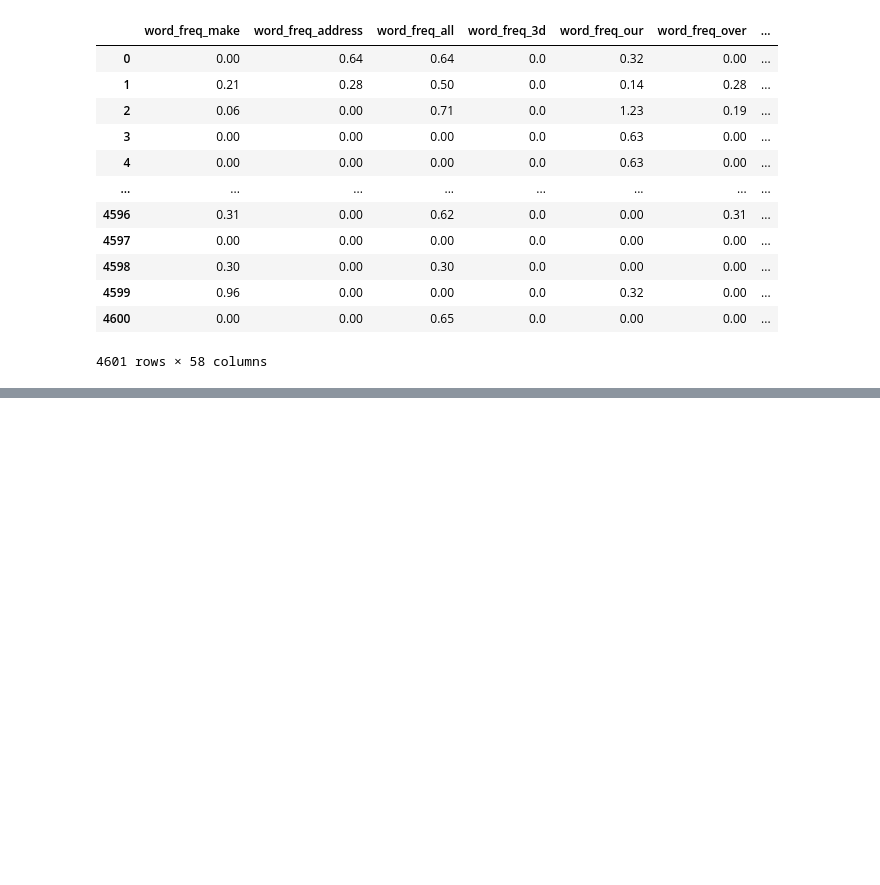
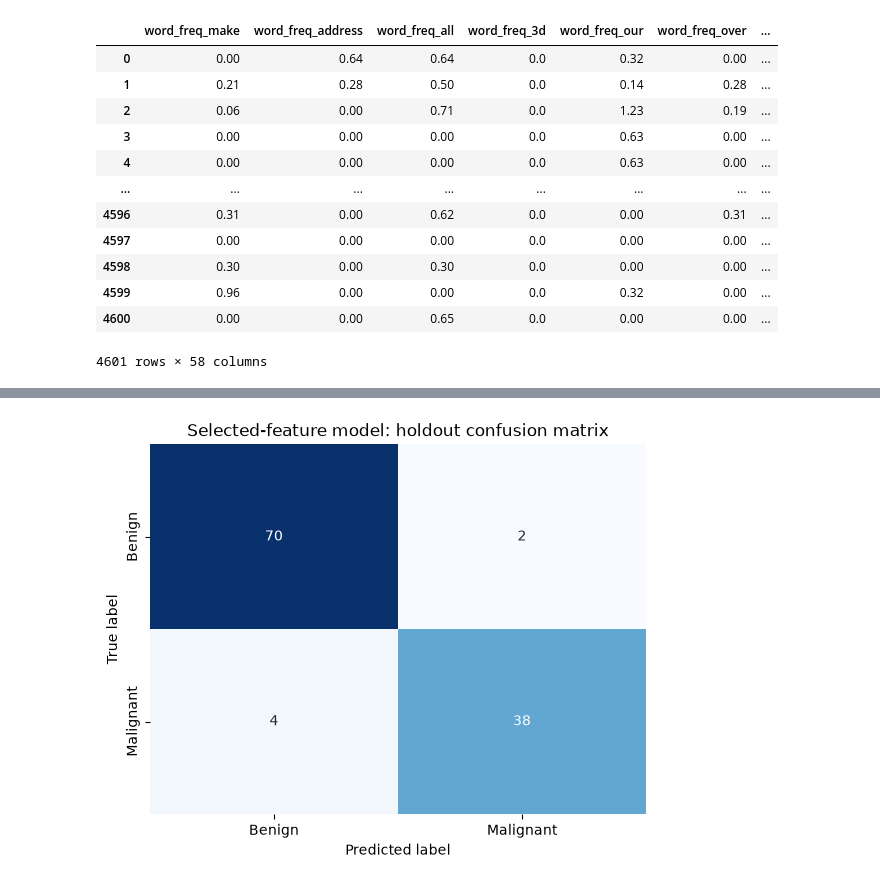
Before and after one commit to elghalbzouriamine/tabu, a Jupyter notebook: datasets.ipynb, the cells around one changed output, grey strips where cells are left out. Drawn from its saved outputs; the diff is of its cells as text; code cells hidden in the pictures; blank space fills up the shorter version.

```diff
--- a/datasets.ipynb
+++ b/datasets.ipynb
@@ -97,10 +91,11 @@ scaler = StandardScaler().fit(X_train)
 feature_names = list(x.columns)
 
 X_train = scaler.transform(X_train)   # numpy arrays from now on: columns are picked by index
-X_val   = scaler.transform(X_val)
+
 X_test  = scaler.transform(X_test)
-y_train, y_val, y_test = y_train.to_numpy(), y_val.to_numpy(), y_test.to_numpy()
+y_train, y_test = y_train.to_numpy(),y_test.to_numpy()
 
 n_features = X_train.shape[1]         # 30
+print(X_train.shape, X_test.shape)   # (455, 30) (114, 30)
 print(n_features, X_train.mean().round(3), X_train.std().round(3))
 # %% [output]
@@ -175,19 +134,0 @@ def neighbors(s):
-# %%
-# ---- 8. Sanity checks on the neighborhood ----
-import time
-
-k = s0.sum()
-nbrs = list(neighbors(s0))
-print("neighbors:", len(nbrs), "| expected k*(n-k) =", k * (n_features - k))
-
-for s_new, (i, j) in nbrs:
-    assert s_new.sum() == k                          # same size
-    assert (s_new != s0).sum() == 2                  # differs in exactly 2 positions
-    assert s0[i] == 1 and s0[j] == 0                 # i was in, j was out
-    assert s_new[i] == 0 and s_new[j] == 1
-assert (s0 == s0.copy()).all()                       # s0 untouched
-
-t = time.time()
-values = [fitness(s_new) for s_new, _ in nbrs]
-print(f"one full neighborhood evaluation: {time.time() - t:.2f}s")
-print(f"current f(s0) = {fitness(s0):.4f} | best neighbor = {min(values):.4f} | worst neighbor = {max(values):.4f}")
@@ -286,0 +392,11 @@ df_spam
+# %%
+# Confusion matrix heatmap for the selected model.
+cm = confusion_matrix(y_test, y_pred_test, labels=[0, 1])
+sns.heatmap(cm, annot=True, fmt="d", cmap="Blues", cbar=False,
+            xticklabels=["Benign", "Malignant"], yticklabels=["Benign", "Malignant"])
+plt.xlabel("Predicted label")
+plt.ylabel("True label")
+plt.title("Selected-feature model: holdout confusion matrix")
+plt.show()
+# %% [output]
+[figure, added]
```
Also changed, not shown: parts of 15 cells of this notebook.
